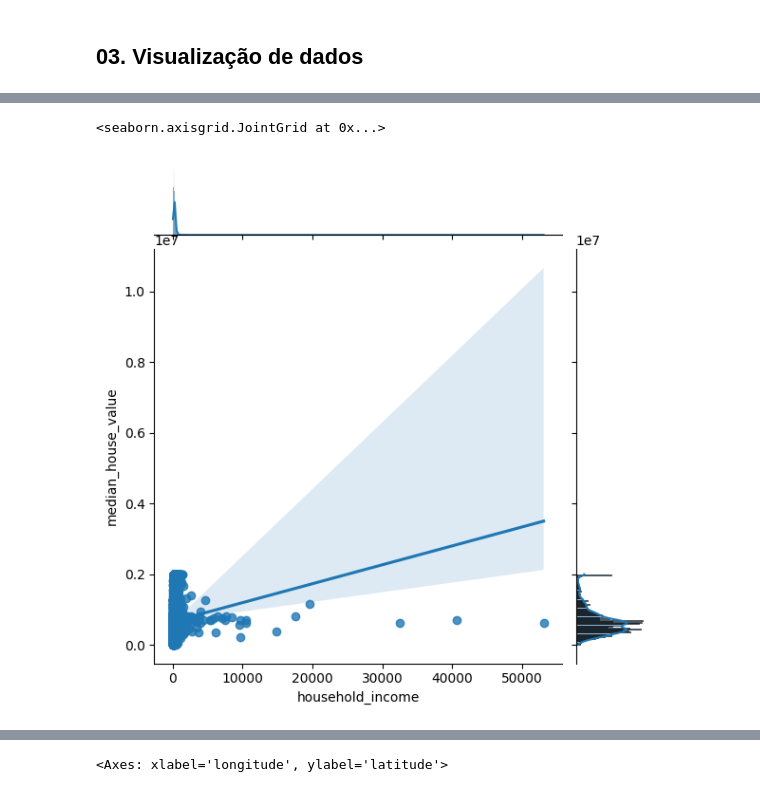
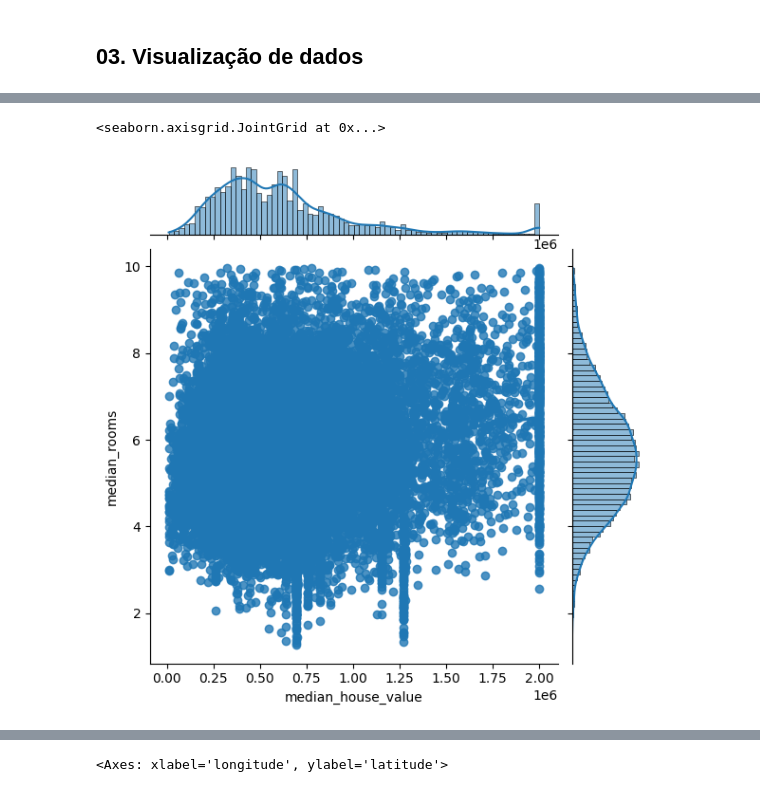
Before and after one commit to christhiangoncalves/Calculo_de_Preco_Casas_California, a Jupyter notebook: California_house_Price.ipynb, the cells around one changed output, grey strips where cells are left out. Drawn from its saved outputs; the diff is of its cells as text; code cells hidden in the pictures.

```diff
--- a/California_house_Price.ipynb
+++ b/California_house_Price.ipynb
@@ -438,9 +404,13 @@ df_crime_select
 # %%
-#Realizando o merge dos dataframes
+#Realizando o merge dos dataframes df_house, df_crime_select
 df_merged_h_c = pd.merge(df_house, df_crime_select, left_on='name',right_on='County', how='left')
+
+#escluindo colunas categoricas
+df_merged_h_c = df_merged_h_c.drop(columns=['name','County',])
+
 df_merged_h_c.isna().mean()
 
-df = df_merged_h_c[df_merged_h_c.isnull().any(axis=1)]
-df.groupby('name').size().reset_index()
+#df = df_merged_h_c[df_merged_h_c.isnull().any(axis=1)]
+#df.groupby('name').size().reset_index()
 #df_merged_h_c.groupby('name')['total_population'].sum().reset_index()
 # %% [output]
@@ -464,4 +432,0 @@ df.groupby('name').size().reset_index()
-# %%
-#Excluindo valores nulos
-df_merged_h_c = df_merged_h_c.dropna()
-df_merged_h_c.isna().mean()
@@ -483,6 +433,2 @@ dtype: float64
 # %% [markdown]
 ## 03. Visualização de dados
-# %%
-
-df_merged_h_c = df_merged_h_c.drop(columns=['name','City','nameid'])
-df_merged_h_c.info()
@@ -539,0 +465,4 @@ df_merged_h_c
+# %%
+#retirando outlier provisoriamente para visualizar dados
+df = df_merged_h_c.drop(df_merged_h_c[df_merged_h_c['median_rooms'] >= 20].index)
+sns.jointplot(data=df,y='median_house_value',x='median_income',kind='reg')
@@ -540,5 +472,6 @@ df_merged_h_c
 # %%
-sns.jointplot(data=df_merged_h_c,y='median_house_value',x='household_income',kind='reg')
+
+sns.jointplot(data=df,x='median_house_value',y='median_rooms',kind='reg')
 # %% [output]
 <seaborn.axisgrid.JointGrid at 0x...>
-[figure, old version]
+[figure, new version]
```
Also changed, not shown: parts of 23 cells of this notebook, 1 other file.
